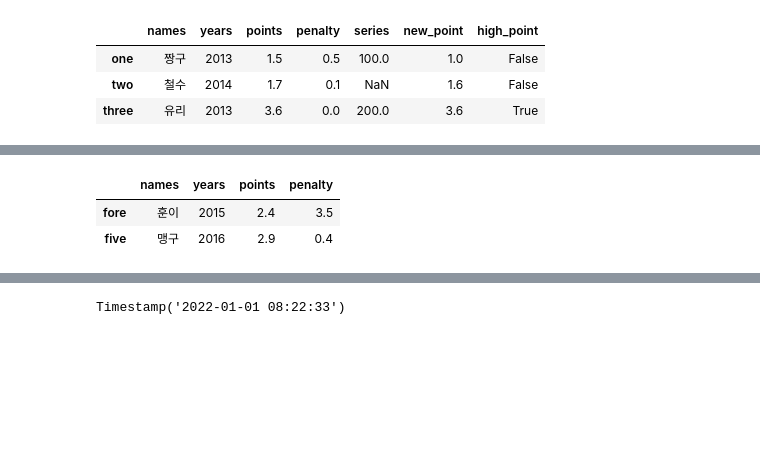
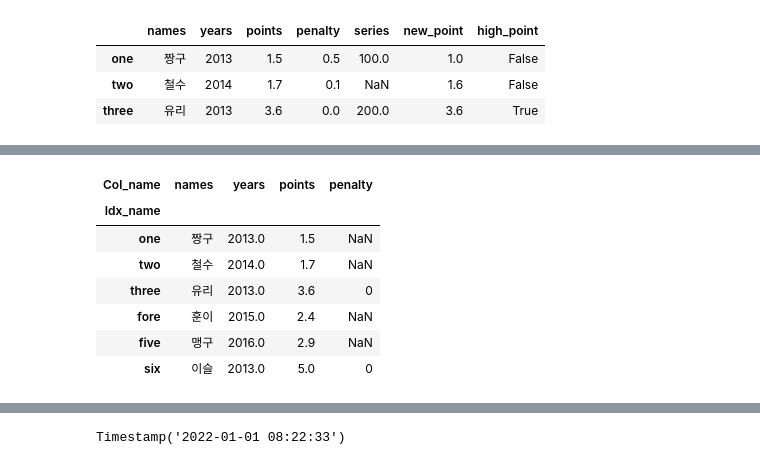
Before and after one commit to jinnnii/bigdata_visualzation_project, a Jupyter notebook: python/basic_pandas.ipynb, the cells around one changed output, grey strips where cells are left out. Drawn from its saved outputs; the diff is of its cells as text; code cells hidden in the pictures; blank space fills up the shorter version.

```diff
--- a/python/basic_pandas.ipynb
+++ b/python/basic_pandas.ipynb
@@ -210,0 +213,3 @@ fore     훈이   2015     2.4      3.5     NaN       -1.1       False
+# %%
+df4.loc['six',:]=['이슬',2013,5.0,4.0]
+df4
@@ -211,10 +239,19 @@ fore     훈이   2015     2.4      3.5     NaN       -1.1       False
 # %%
 df4.loc[df4.points>3, 'penalty']=0
 df4.loc[df4['years']>2014]
+df4.loc[df4['names']=='훈이',['names','points']]
+df4.loc[(df4['points']>2)&(df4['points']<3), :]
+df4.loc[df4['points']>3, 'penalty']=0
+df4
 # %% [output]
-|  | names | years | points | penalty |
-| fore | 훈이 | 2015 | 2.4 | 3.5 |
-| five | 맹구 | 2016 | 2.9 | 0.4 |
+| Col_name | names | years | points | penalty |
+| Idx_name |  |  |  |  |
+| one | 짱구 | 2013.0 | 1.5 | NaN |
+| two | 철수 | 2014.0 | 1.7 | NaN |
+| three | 유리 | 2013.0 | 3.6 | 0 |
+| fore | 훈이 | 2015.0 | 2.4 | NaN |
+| five | 맹구 | 2016.0 | 2.9 | NaN |
+| six | 이슬 | 2013.0 | 5.0 | 0 |
 # %%
 df5= pd.DataFrame(np.random.rand(6,4))
 df5.columns=['A','B','C','D']
```
Also changed, not shown: parts of 23 cells of this notebook, 27 other files.
